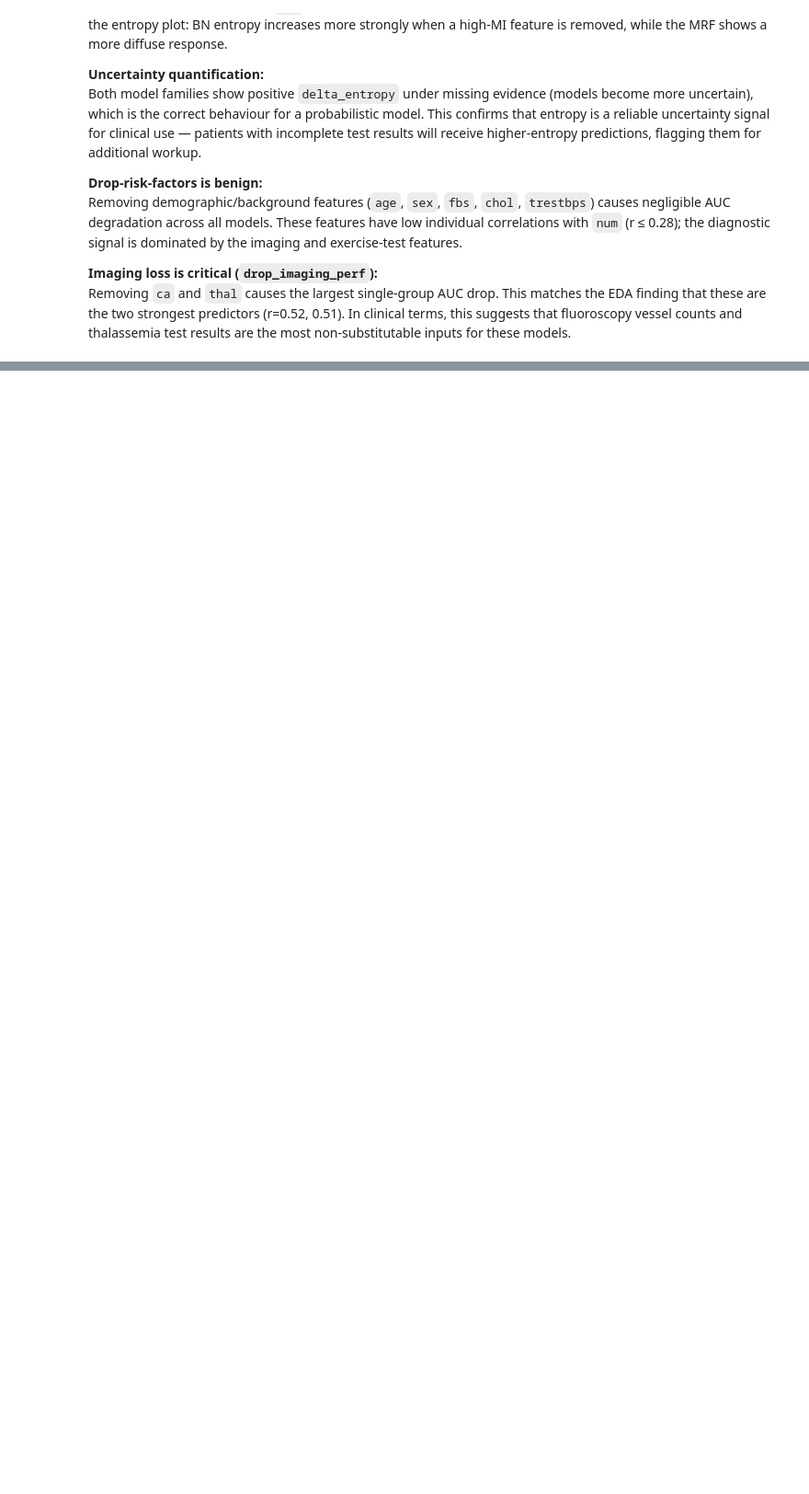
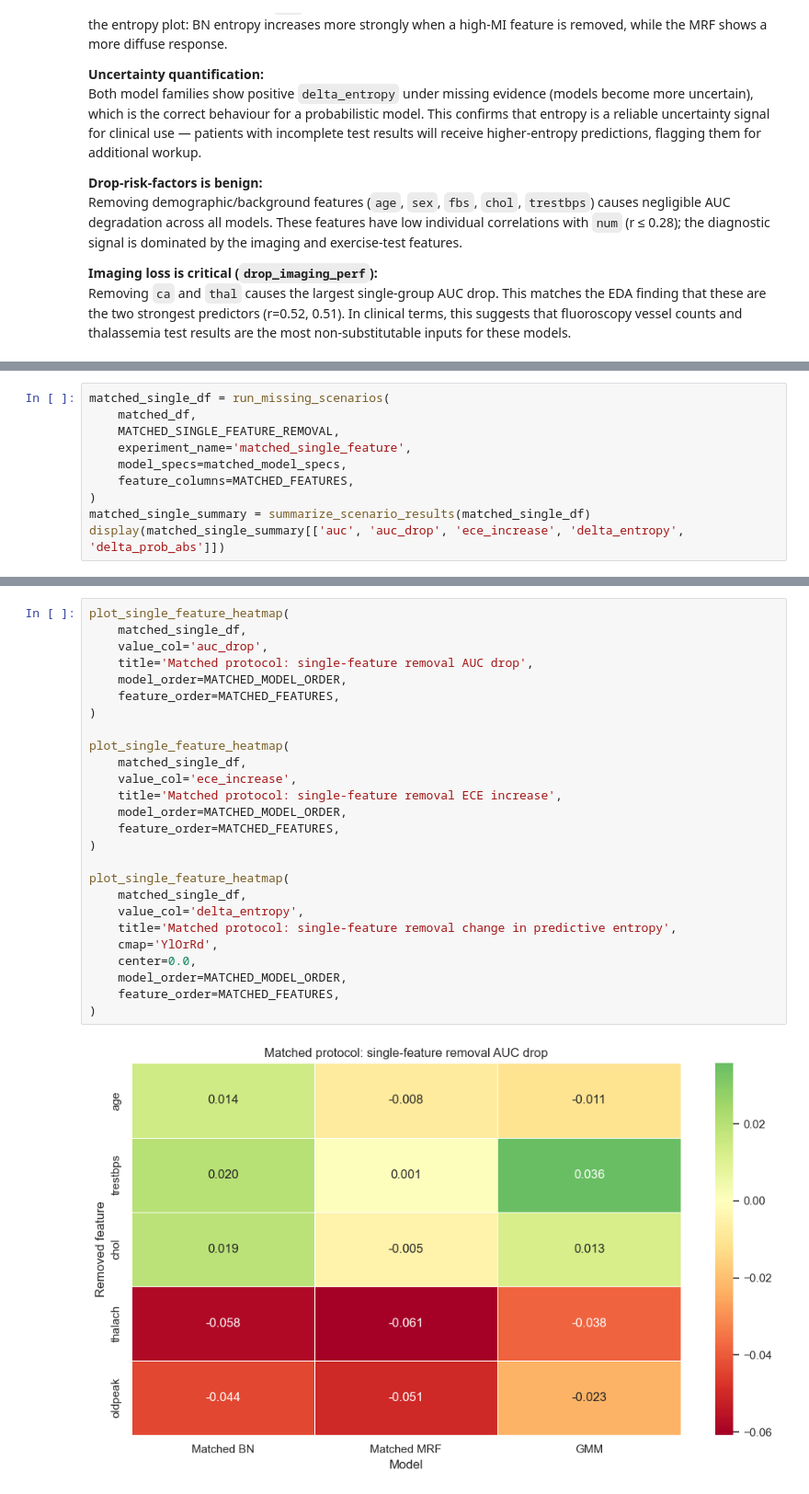
Before and after one commit to cheahcha/cs5340-project, a Jupyter notebook: robustness_experiments.ipynb, the cells around one changed output, grey strips where cells are left out. Shown at 92% size. Drawn from its saved outputs; the diff is of its cells as text; blank space fills up the shorter version.

Commit message:
add GMM robustness experiments

```diff
--- a/robustness_experiments.ipynb
+++ b/robustness_experiments.ipynb
@@ -436,0 +607,10 @@ Removing `ca` and `thal` causes the largest single-group AUC drop. This matches
+# %%
+matched_single_df = run_missing_scenarios(
+    matched_df,
+    MATCHED_SINGLE_FEATURE_REMOVAL,
+    experiment_name='matched_single_feature',
+    model_specs=matched_model_specs,
+    feature_columns=MATCHED_FEATURES,
+)
+matched_single_summary = summarize_scenario_results(matched_single_df)
+display(matched_single_summary[['auc', 'auc_drop', 'ece_increase', 'delta_entropy', 'delta_prob_abs']])
@@ -436,0 +645,28 @@ Removing `ca` and `thal` causes the largest single-group AUC drop. This matches
+# %%
+plot_single_feature_heatmap(
+    matched_single_df,
+    value_col='auc_drop',
+    title='Matched protocol: single-feature removal AUC drop',
+    model_order=MATCHED_MODEL_ORDER,
+    feature_order=MATCHED_FEATURES,
+)
+
+plot_single_feature_heatmap(
+    matched_single_df,
+    value_col='ece_increase',
+    title='Matched protocol: single-feature removal ECE increase',
+    model_order=MATCHED_MODEL_ORDER,
+    feature_order=MATCHED_FEATURES,
+)
+
+plot_single_feature_heatmap(
+    matched_single_df,
+    value_col='delta_entropy',
+    title='Matched protocol: single-feature removal change in predictive entropy',
+    cmap='YlOrRd',
+    center=0.0,
+    model_order=MATCHED_MODEL_ORDER,
+    feature_order=MATCHED_FEATURES,
+)
+# %% [output]
+[figure, added]
```
Also changed, not shown: parts of 16 cells of this notebook, 1 other file.
